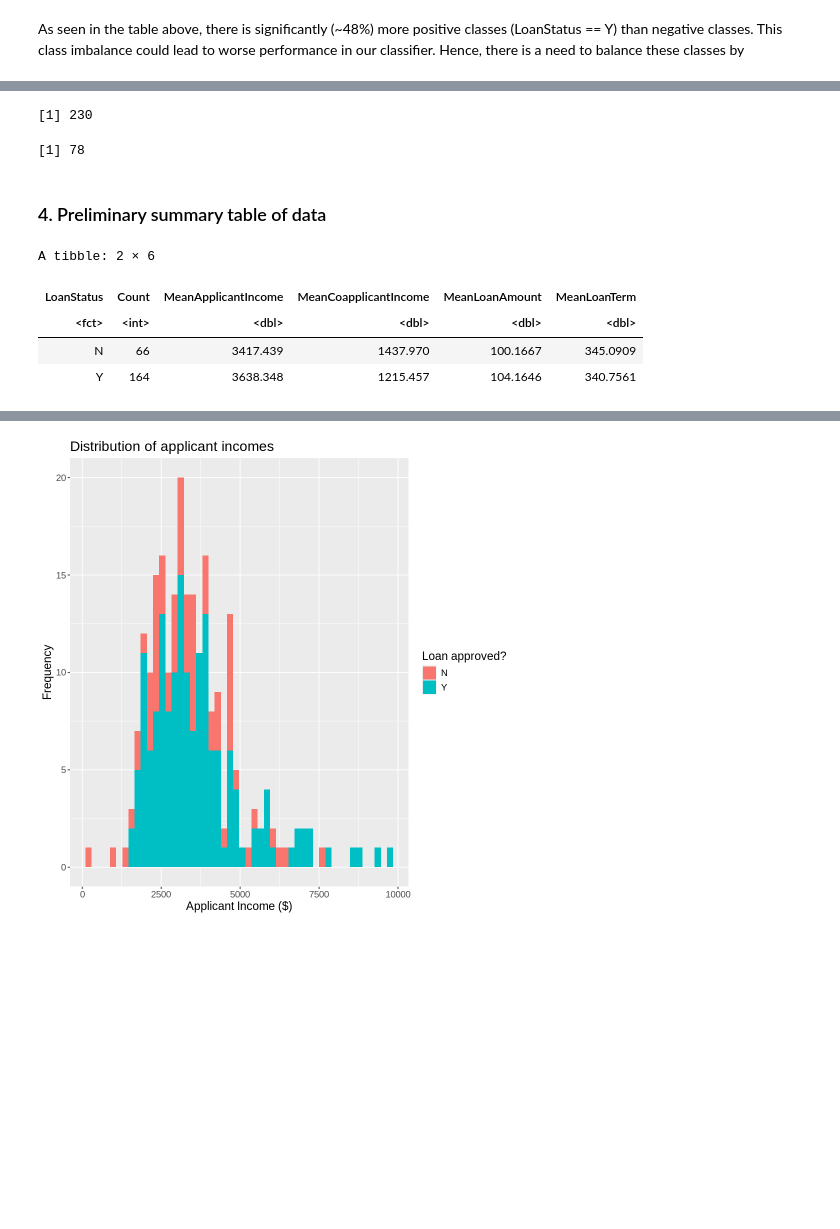
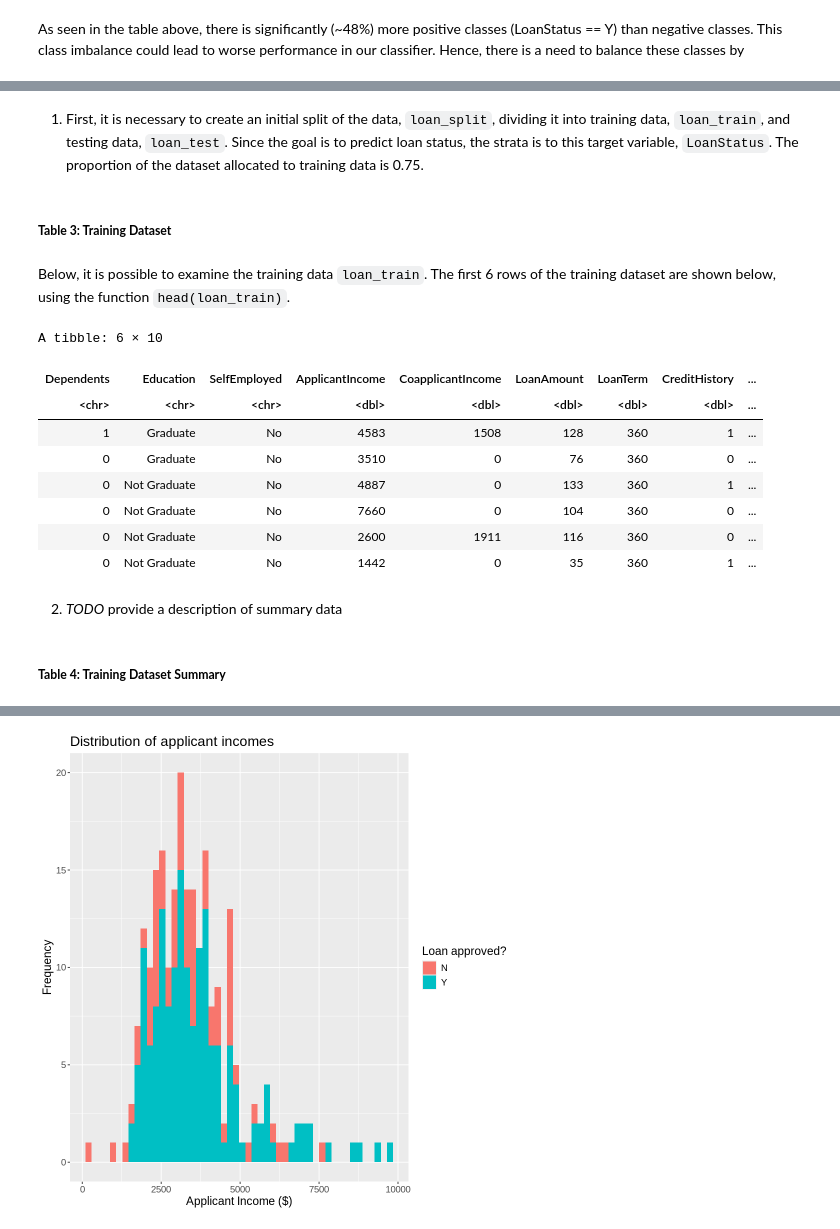
Before and after one commit to mariscovino/DSCI-100-group-project, a Jupyter notebook: project_report.ipynb, the cells around one changed output, grey strips where cells are left out. Saved outputs shown, nothing was run; the diff lists cells and outputs as text; code cells hidden in the pictures; blank space fills up the shorter version.

Commit message:
added todos and fixed some formatting

```diff
--- a/project_report.ipynb
+++ b/project_report.ipynb
@@ -101,24 +135,30 @@ As seen in the table above, there is significantly (~48%) more positive classes
+# %% [markdown]
+1. First, it is necessary to create an initial split of the data, `loan_split`, dividing it into training data, `loan_train`, and testing data, `loan_test`. Since the goal is to predict loan status, the strata is to this target variable, `LoanStatus`. The proportion of the dataset allocated to training data is 0.75.
 # %%
 loan_split <- initial_split(loan_data, prop = 0.75, strata = LoanStatus)
 loan_train <- training(loan_split)
 loan_test <- testing(loan_split)
-
-nrow(loan_train)
-nrow(loan_test)
-# %% [output]
-[1] 230
-[1] 78
-# %% [markdown]
-### 4. Preliminary summary table of data
+# %% [markdown]
+##### **Table 3: Training Dataset**
+# %% [markdown]
+Below, it is possible to examine the training data `loan_train`. The first 6 rows of the training dataset are shown below, using the function `head(loan_train)`.
+# %%
+head(loan_train)
+# %% [output]
+A tibble: 6 × 10
+| Dependents | Education | SelfEmployed | ApplicantIncome | CoapplicantIncome | LoanAmount | LoanTerm | CreditHistory | ... |
+| <chr> | <chr> | <chr> | <dbl> | <dbl> | <dbl> | <dbl> | <dbl> | ... |
+| 1 | Graduate | No | 4583 | 1508 | 128 | 360 | 1 | ... |
+| 0 | Graduate | No | 3510 | 0 | 76 | 360 | 0 | ... |
+| 0 | Not Graduate | No | 4887 | 0 | 133 | 360 | 1 | ... |
+| 0 | Not Graduate | No | 7660 | 0 | 104 | 360 | 0 | ... |
+| 0 | Not Graduate | No | 2600 | 1911 | 116 | 360 | 0 | ... |
+| 0 | Not Graduate | No | 1442 | 0 | 35 | 360 | 1 | ... |
+# %% [markdown]
+2. *TODO* provide a description of summary data
 # %%
 loan_train_summary <- loan_train |>
     group_by(LoanStatus) |>
     summarize(Count = n(), MeanApplicantIncome = mean(ApplicantIncome), MeanCoapplicantIncome = mean(CoapplicantIncome), MeanLoanAmount = mean(LoanAmount), MeanLoanTerm = mean(LoanTerm))
-
-loan_train_summary
-# %% [output]
-A tibble: 2 × 6
-| LoanStatus | Count | MeanApplicantIncome | MeanCoapplicantIncome | MeanLoanAmount | MeanLoanTerm |
-| <fct> | <int> | <dbl> | <dbl> | <dbl> | <dbl> |
-| N | 66 | 3417.439 | 1437.970 | 100.1667 | 345.0909 |
-| Y | 164 | 3638.348 | 1215.457 | 104.1646 | 340.7561 |
+# %% [markdown]
+##### **Table 4: Training Dataset Summary**
```
Also changed, not shown: parts of 57 cells of this notebook.
